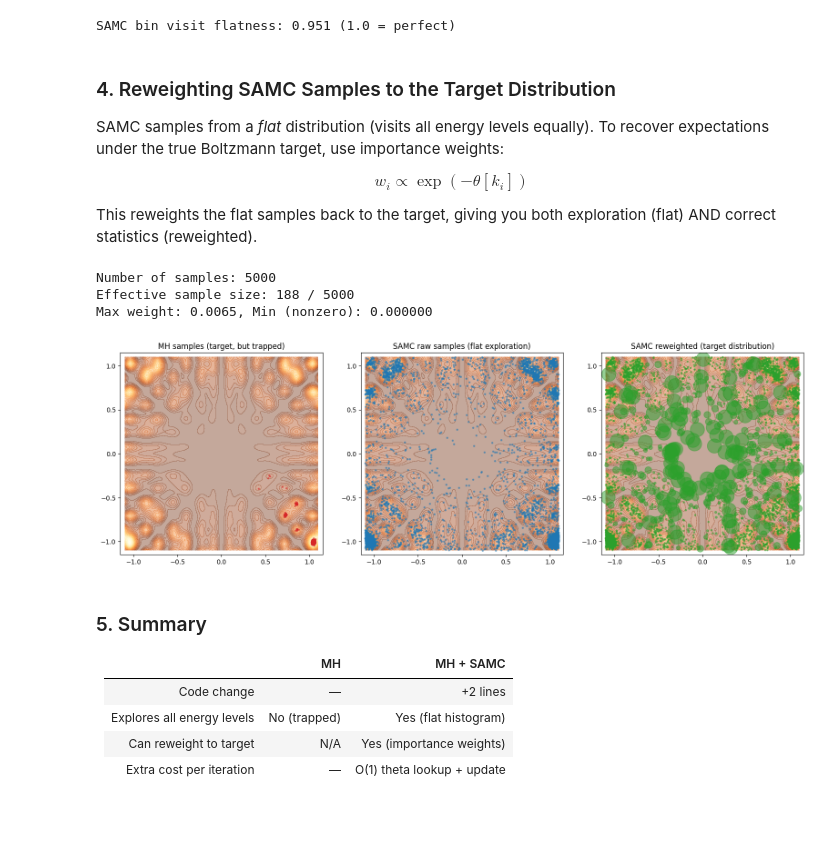
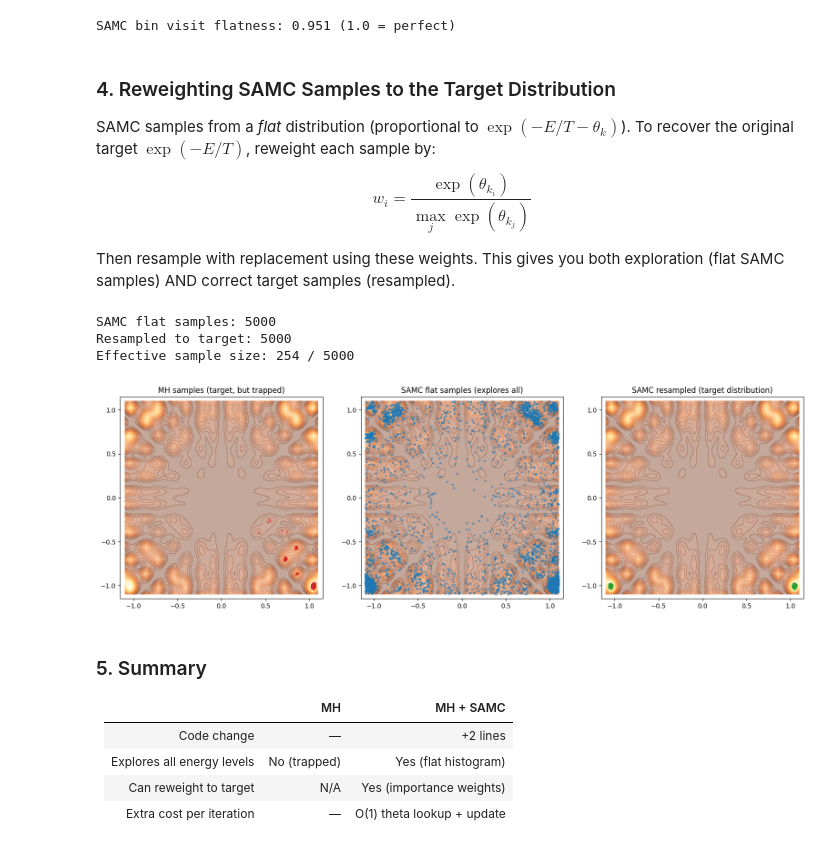
Before and after one commit to FrankShih0807/illuma-samc, a Jupyter notebook: examples/mh_vs_samc.ipynb, the cells around one changed output. Drawn from its saved outputs; the diff is of its cells as text; code cells hidden in the pictures; blank space fills up the shorter version.

```diff
--- a/examples/mh_vs_samc.ipynb
+++ b/examples/mh_vs_samc.ipynb
@@ -202,25 +200,26 @@ SAMC bin visit flatness: 0.951 (1.0 = perfect)
 # %% [markdown]
 ### 4. Reweighting SAMC Samples to the Target Distribution
 
-SAMC samples from a *flat* distribution (visits all energy levels equally).
-To recover expectations under the true Boltzmann target, use importance weights:
+SAMC samples from a *flat* distribution (proportional to $\exp(-E/T - \theta_k)$).
+To recover the original target $\exp(-E/T)$, reweight each sample by:
 
-$$w_i \propto \exp(-\theta[k_i])$$
+$$w_i = \frac{\exp(\theta_{k_i})}{\max_j \exp(\theta_{k_j})}$$
 
-This reweights the flat samples back to the target, giving you
-both exploration (flat) AND correct statistics (reweighted).
+Then resample with replacement using these weights. This gives you
+both exploration (flat SAMC samples) AND correct target samples (resampled).
 # %%
-# Compute importance weights for SAMC samples
+# Compute importance weights and resample
 sample_energies = torch.tensor([float(energy_fn(s)[0]) for s in samc_samples])
 weights = wm.importance_weights(sample_energies)
+resampled = wm.resample(samc_samples, sample_energies)
 
-print(f"Number of samples: {len(samc_samples)}")
+print(f"SAMC flat samples: {len(samc_samples)}")
+print(f"Resampled to target: {len(resampled)}")
 print(f"Effective sample size: {1.0 / (weights**2).sum().item():.0f} / {len(weights)}")
-print(f"Max weight: {weights.max():.4f}, Min (nonzero): {weights[weights > 0].min():.6f}")
 # %% [output]
-Number of samples: 5000
-Effective sample size: 188 / 5000
-Max weight: 0.0065, Min (nonzero): 0.000000
+SAMC flat samples: 5000
+Resampled to target: 5000
+Effective sample size: 254 / 5000
 # %%
 fig, axes = plt.subplots(1, 3, figsize=(16, 5))
 
@@ -236,42 +235,40 @@ axes[0].scatter(
 axes[0].set_title("MH samples (target, but trapped)", fontsize=12)
 axes[0].set_xlim(-1.15, 1.15)
 axes[0].set_ylim(-1.15, 1.15)
 axes[0].set_aspect("equal")
 
 # SAMC raw samples (flat distribution — uniform exploration)
 axes[1].contourf(X.numpy(), Y.numpy(), E_grid, levels=30, cmap="YlOrBr", alpha=0.4)
 axes[1].scatter(
     samc_samples[:, 0].numpy(),
     samc_samples[:, 1].numpy(),
     s=5,
     alpha=0.5,
     color="tab:blue",
 )
-axes[1].set_title("SAMC raw samples (flat exploration)", fontsize=12)
+axes[1].set_title("SAMC flat samples (explores all)", fontsize=12)
 axes[1].set_xlim(-1.15, 1.15)
 axes[1].set_ylim(-1.15, 1.15)
 axes[1].set_aspect("equal")
 
-# SAMC reweighted samples (back to target distribution)
+# SAMC resampled (back to target distribution via exp(theta) reweighting)
 axes[2].contourf(X.numpy(), Y.numpy(), E_grid, levels=30, cmap="YlOrBr", alpha=0.4)
-w_np = weights.numpy()
-sizes = 5 + 500 * w_np / w_np.max()  # scale point size by weight
 axes[2].scatter(
-    samc_samples[:, 0].numpy(),
-    samc_samples[:, 1].numpy(),
-    s=sizes,
+    resampled[:, 0].numpy(),
+    resampled[:, 1].numpy(),
+    s=5,
     alpha=0.5,
     color="tab:green",
 )
-axes[2].set_title("SAMC reweighted (target distribution)", fontsize=12)
+axes[2].set_title("SAMC resampled (target distribution)", fontsize=12)
 axes[2].set_xlim(-1.15, 1.15)
 axes[2].set_ylim(-1.15, 1.15)
 axes[2].set_aspect("equal")
 
 plt.tight_layout()
 plt.show()
 # %% [output]
-[figure, old version]
+[figure, new version]
 # %% [markdown]
 ### 5. Summary
 
```
Also changed, not shown: parts of 1 cell of this notebook, 3 other files.
